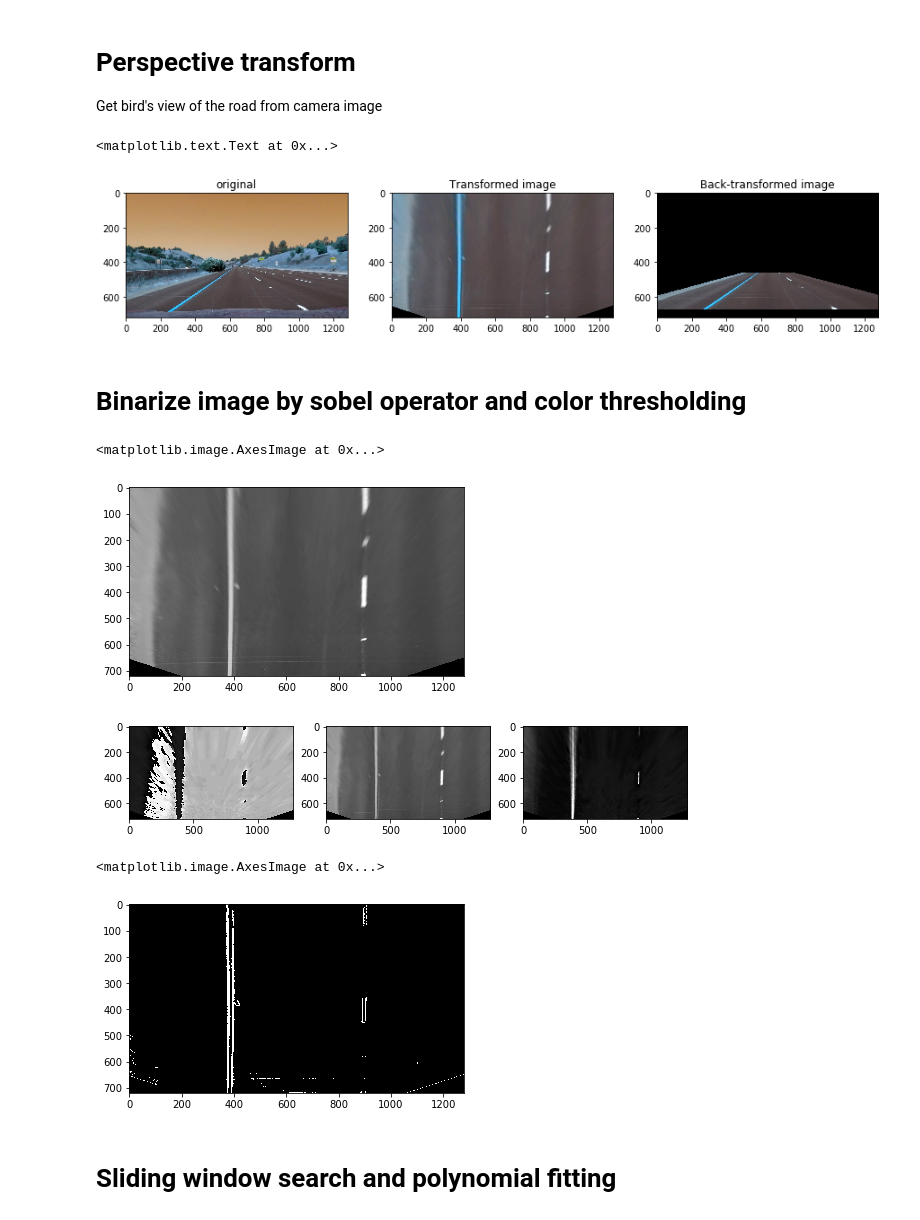
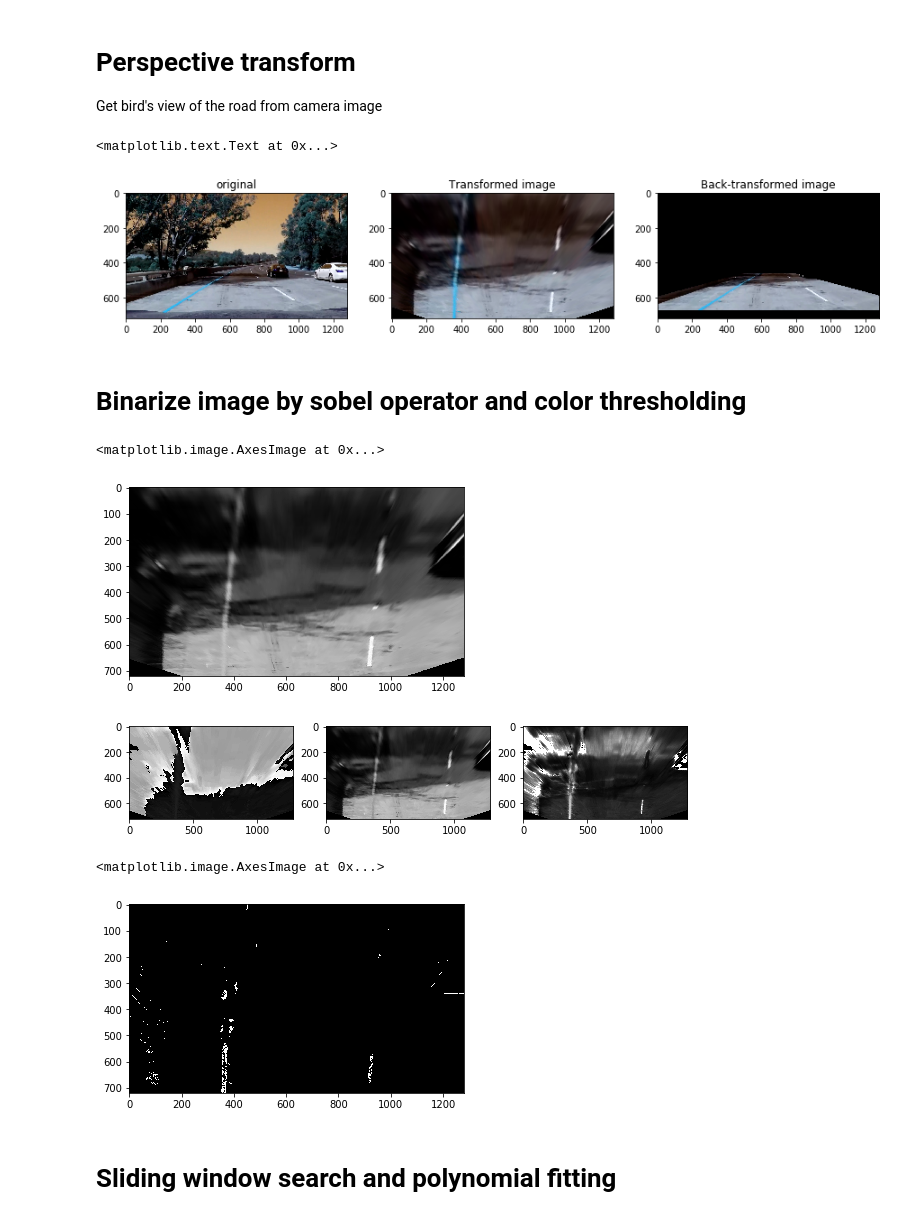
Before and after one commit to trivus/CarND-Advanced-Lane-Lines, a Jupyter notebook: advanced lane project.ipynb, the cells around one changed output. Drawn from its saved outputs; the diff is of its cells as text; code cells hidden in the pictures.

```diff
--- a/advanced lane project.ipynb
+++ b/advanced lane project.ipynb
@@ -42,24 +43,25 @@ ax2.imshow(dst)
 Get bird's view of the road from camera image
 # %%
 img_list = sorted(glob.glob('./test_images/*.jpg'))
+img_index = -2
 # %%
 fig, (ax1, ax2, ax3) = plt.subplots(1,3, figsize=(15, 30))
 
-img = cv2.imread(img_list[0])
+img = cv2.imread(img_list[img_index])
 ax1.imshow(img)
 ax1.set_title('original')
 
 M, warped = get_birdview(img)
 ax2.imshow(warped)
 ax2.set_title('Transformed image')
 
 Minv = np.linalg.inv(M)
 warpedback = cv2.warpPerspective(warped, Minv, dsize=warped.shape[1::-1])
 ax3.imshow(warpedback)
 ax3.set_title('Back-transformed image')
 # %% [output]
 <matplotlib.text.Text at 0x...>
-[figure, old version]
+[figure, new version]
 # %% [markdown]
 # Binarize image by sobel operator and color thresholding
 # %%
@@ -67,23 +69,23 @@ gray = cv2.cvtColor(warped, cv2.COLOR_BGR2GRAY)
 plt.imshow(gray, 'gray')
 # %% [output]
 <matplotlib.image.AxesImage at 0x...>
-[figure, old version]
+[figure, new version]
 # %%
 hls = cv2.cvtColor(warped, cv2.COLOR_BGR2HLS)
 figure, ax = plt.subplots(1,3, figsize=(10, 30))
 for i in range(3):
     ax[i].imshow(hls[..., i], 'gray')
 # %% [output]
-[figure, old version]
+[figure, new version]
 # %%
-#sobel = abs_sobel_thresh(gray, orient='x', sobel_kernel=5, thresh=(20, 255))
-sobel = mag_thresh(gray, thresh=(15, 255))
+#sobel = abs_sobel_thresh(gray, orient='x', sobel_kernel=5, thresh=(5, 255))
+sobel = mag_thresh(gray, thresh=(2.5, 255))
 combined = np.zeros_like(sobel)
-combined[(sobel == 1) & (hls[..., 2] >= 15)] = 1
+combined[(sobel == 1) & (hls[..., 2] >= 150)] = 1
 plt.imshow(combined, 'gray')
 # %% [output]
 <matplotlib.image.AxesImage at 0x...>
-[figure, old version]
+[figure, new version]
 # %% [markdown]
 # Sliding window search and polynomial fitting
 # %%
```
Also changed, not shown: parts of 13 cells of this notebook, 1 other file.
